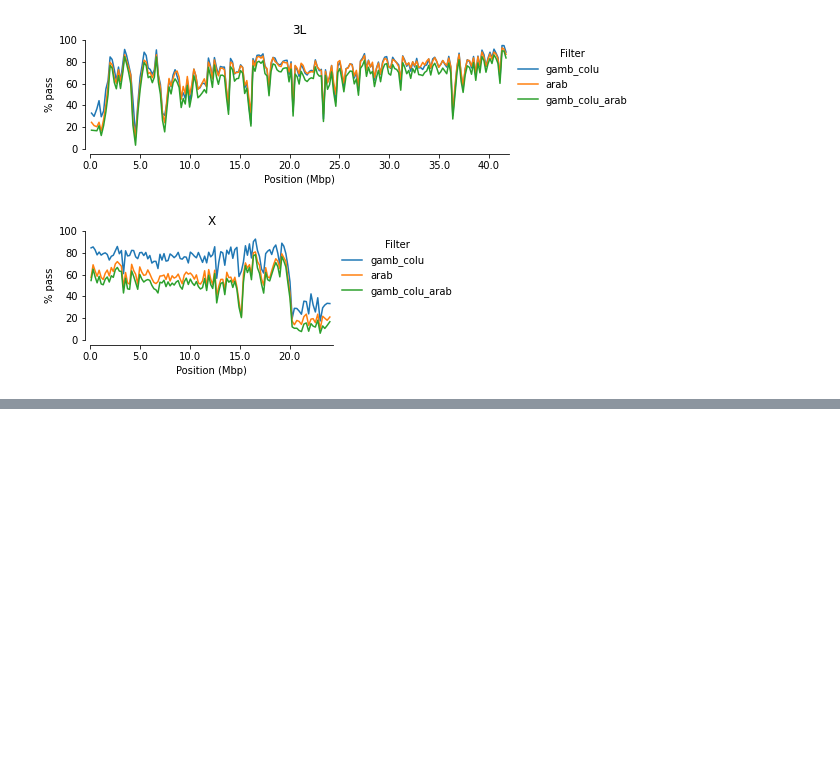
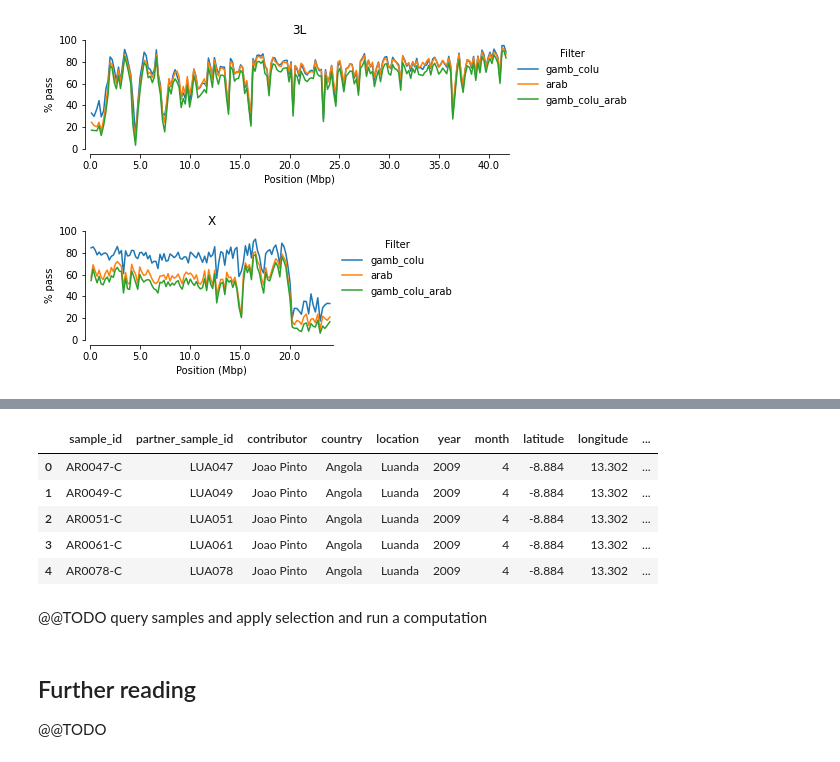
Before and after one commit to malariagen/vector-data, a Jupyter notebook: docs/ag3/examples/snps.ipynb, the cells around one changed output, grey strips where cells are left out. Drawn from its saved outputs; the diff is of its cells as text; code cells hidden in the pictures; blank space fills up the shorter version.

```diff
--- a/docs/ag3/examples/snps.ipynb
+++ b/docs/ag3/examples/snps.ipynb
@@ -597,0 +647,16 @@ plot_site_filters(contig="X")
+# %%
+df_samples = ag3.sample_metadata(sample_sets="v3")
+df_samples.head()
+# %% [output]
+|  | sample_id | partner_sample_id | contributor | country | location | year | month | latitude | longitude | ... |
+| 0 | AR0047-C | LUA047 | Joao Pinto | Angola | Luanda | 2009 | 4 | -8.884 | 13.302 | ... |
+| 1 | AR0049-C | LUA049 | Joao Pinto | Angola | Luanda | 2009 | 4 | -8.884 | 13.302 | ... |
+| 2 | AR0051-C | LUA051 | Joao Pinto | Angola | Luanda | 2009 | 4 | -8.884 | 13.302 | ... |
+| 3 | AR0061-C | LUA061 | Joao Pinto | Angola | Luanda | 2009 | 4 | -8.884 | 13.302 | ... |
+| 4 | AR0078-C | LUA078 | Joao Pinto | Angola | Luanda | 2009 | 4 | -8.884 | 13.302 | ... |
+# %% [markdown]
+@@TODO query samples and apply selection and run a computation
+# %% [markdown]
+## Further reading
+
+@@TODO
```
Also changed, not shown: parts of 18 cells of this notebook.
